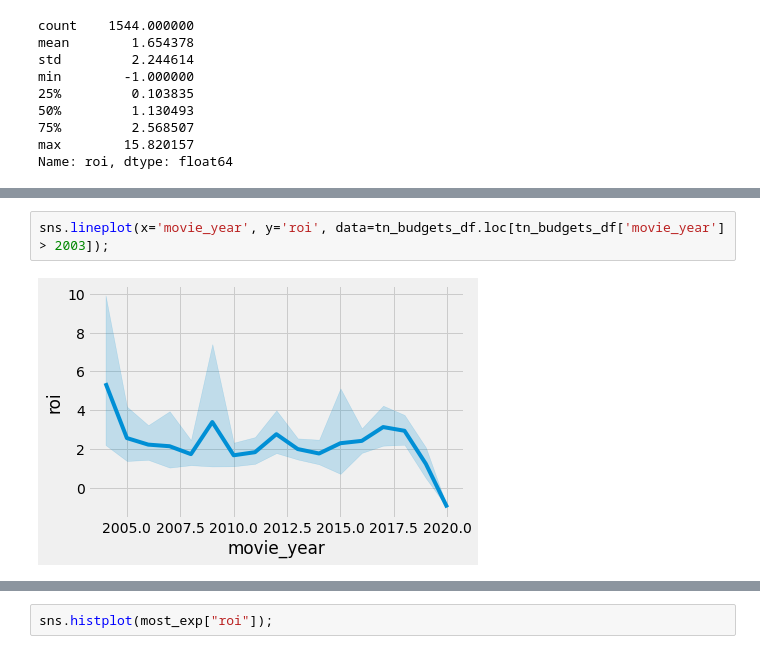
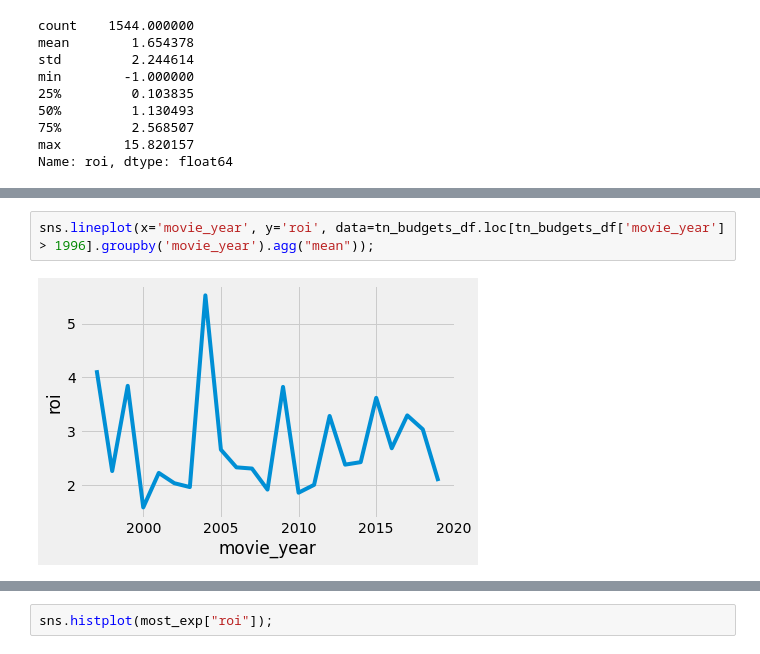
Before and after one commit to dvdhartsman/Phase_2_Movie_Project, a Jupyter notebook: davids_notebook2.ipynb, the cells around one changed output, grey strips where cells are left out. Drawn from its saved outputs; the diff is of its cells as text.

```diff
--- a/davids_notebook2.ipynb
+++ b/davids_notebook2.ipynb
@@ -1317,4 +1312,4 @@ tn_budgets_df.head(2)
 # %%
-sns.lineplot(x='movie_year', y='roi', data=tn_budgets_df.loc[tn_budgets_df['movie_year'] > 2003]);
+sns.lineplot(x='movie_year', y='roi', data=tn_budgets_df.loc[tn_budgets_df['movie_year'] > 1996].groupby('movie_year').agg("mean"));
 # %% [output]
-[figure, old version]
+[figure, new version]
```
Also changed, not shown: parts of 43 cells of this notebook.
